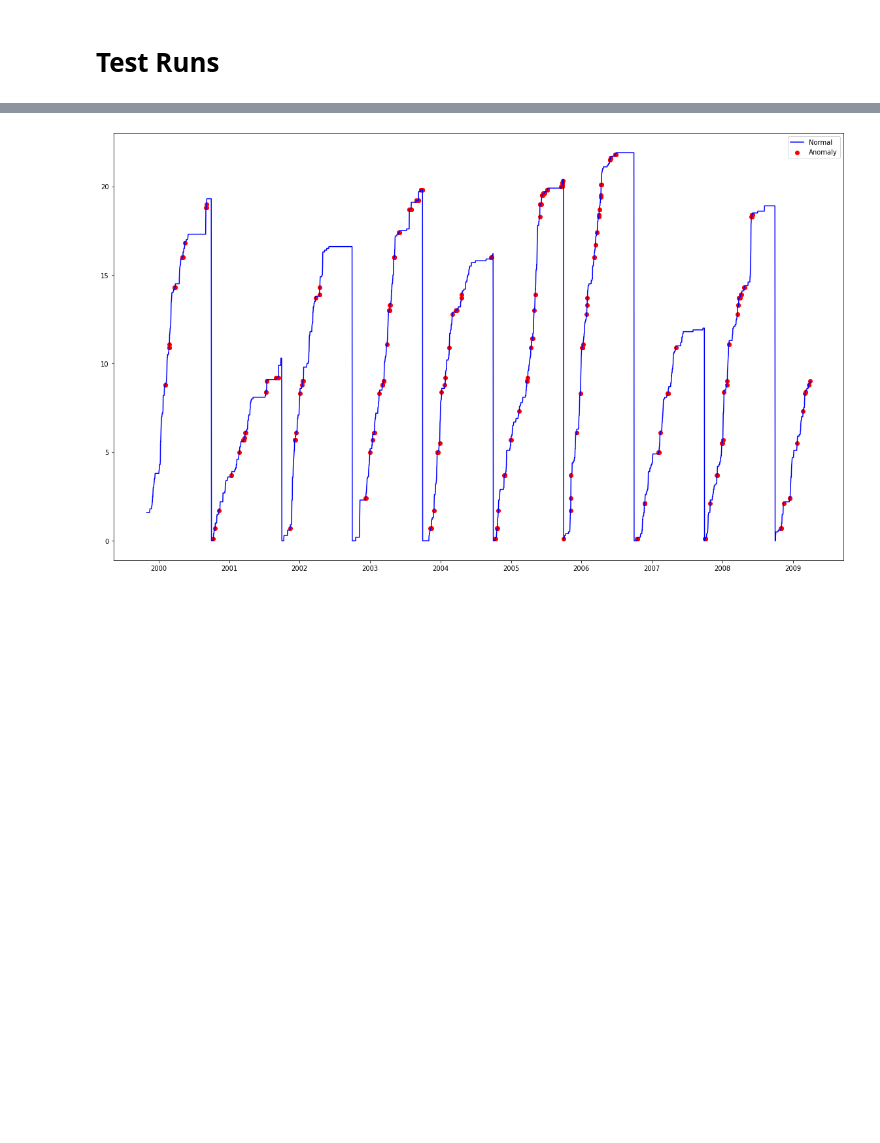
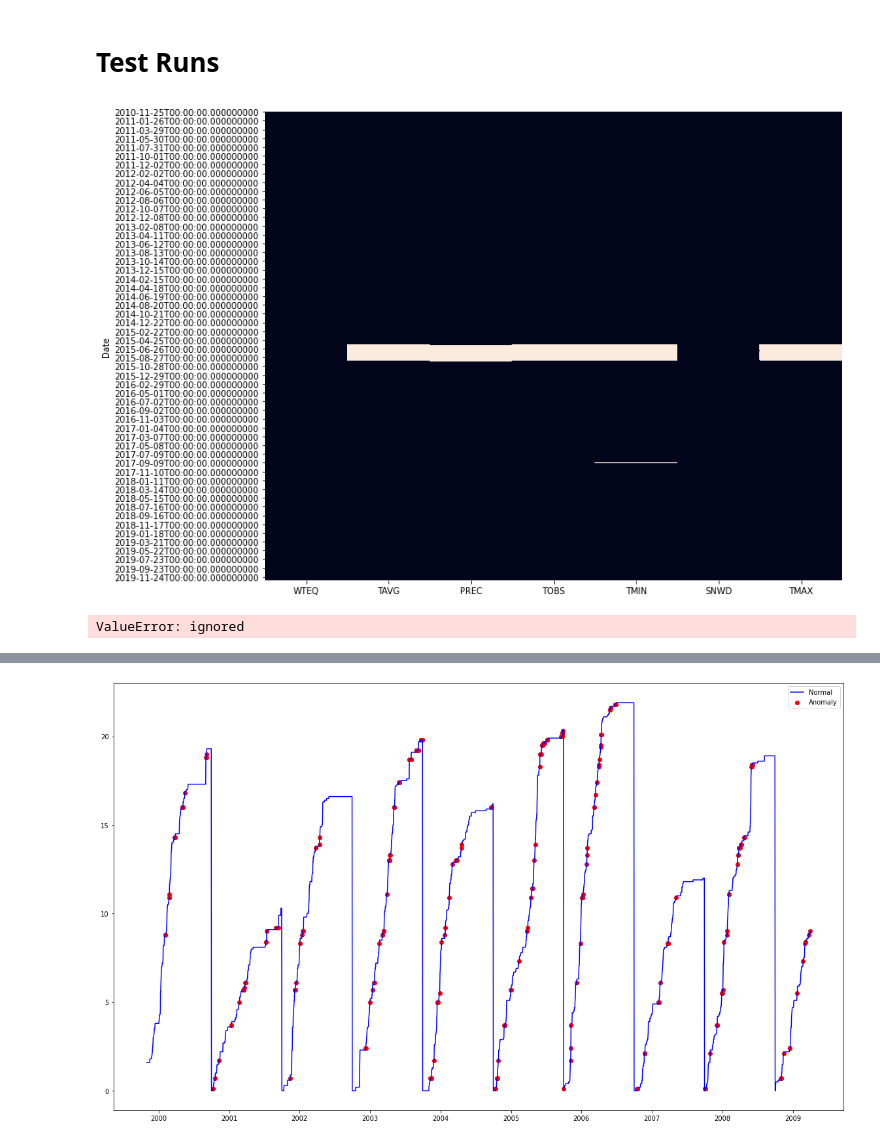
Before and after one commit to geoskimoto/SNOTEL_AnomalyDetection, a Jupyter notebook: AnomalyDetection_analysisversion.ipynb, the cells around one changed output, grey strips where cells are left out. Saved outputs shown, nothing was run; the diff lists cells and outputs as text; code cells hidden in the pictures; blank space fills up the shorter version.

```diff
--- a/AnomalyDetection_analysisversion.ipynb
+++ b/AnomalyDetection_analysisversion.ipynb
@@ -845,0 +848,4 @@ def boxplots(df, data_pt_type):
+# %%
+parameters = {'PREC', 'WTEQ', 'SNWD', 'TAVG', 'TMAX', 'TMIN', 'TOBS'}
+for i in parameters:
+  print (i)
@@ -845,0 +860,11 @@ def boxplots(df, data_pt_type):
+# %%
+def datanulls_check(station, begindate, enddate, parameters = parameters):
+
+  try:
+    df = [getData(station, parameter, begindate, enddate) for parameter in parameters]
+    df = reduce(lambda left,right: pd.merge(left,right,left_index=True, right_index=True, how='outer'), df)
+    fig, ax = plt.subplots(figsize=(12,10))
+    sns.heatmap(df.isnull(), cbar=False)
+
+  except KeyError:
+    print('One or more of the default parameters (PREC, WTEQ, SNWD, TAVG, TMAX, TMIN, TOBS) does not exist for this station.  Specify the parameters that do exist using the parameters kwarg.')
@@ -968,6 +1006,9 @@ class statTests():
       self.station = stationtriplets
       self.begindate = begindate
       self.enddate = enddate
+
+    def datanulls_heatmap(self, parameters = {'PREC', 'WTEQ', 'SNWD', 'TAVG', 'TMAX', 'TMIN', 'TOBS'}):
+      datanulls_check(self.station, self.begindate, self.enddate, parameters)
 
     def temp_boxplots(self, data_pt_type):
       """
@@ -991,9 +1032,7 @@ class statTests():
       df = getData(self.station, parameter, self.begindate, self.enddate)
       hampel_filter(df, window_size=window_size, n=n)
 
-    def isolationForests(self, parameter, plot_type='interactive', contamination = .02, seasonal_differencing = True):
-
-
+    def isolationForests(self, parameter, seasonal_differencing = True, contamination = 0.05, n_estimators = 100, bootstrap = False):
       df = getData(self.station, parameter, self.begindate, self.enddate)
 
       if parameter == 'WTEQ':
@@ -1006,7 +1045,7 @@ class statTests():
       else:
         df = df
 
-      isolationForest(df, plot_type = plot_type, contamination = contamination, seasonal_differencing = seasonal_differencing)
+      isolationForest(df, seasonal_differencing = seasonal_differencing, contamination = contamination, n_estimators = n_estimators, bootstrap = bootstrap)
 
     def LocalOutlierFactor(self, parameter, plot_type = 'interactive', contamination = 0.02, seasonal_differencing=True):
 
@@ -1035,7 +1074,7 @@ class statTests():
       # self.lof_anomalies_df = lof_anomalies_df
       # self.df_lof = df
 
-    def zscorePlot(self, parameter, plot_type='static', max_StDev=2.5, seasonal_differencing=True):
+    def zscore(self, parameter, plot_type='interactive', max_StDev=2.5, seasonal_differencing=True):
       df = getData(self.station, parameter, self.begindate, self.enddate)
 
       if parameter == 'WTEQ':
@@ -1061,0 +1095,6 @@ OR464_LT = logicalTests(['464:OR:SNTL'], '01/01/2020', '05/25/2021')
+# %%
+bla = statTests(['908:WA:SNTL'], '11/25/2010', '12/18/2019')
+# %%
+bla.datanulls_heatmap()
+# %% [output]
+[figure, added]
@@ -1061,0 +1105,4 @@ OR464_LT = logicalTests(['464:OR:SNTL'], '01/01/2020', '05/25/2021')
+# %%
+bla.isolationForests('TOBS', seasonal_differencing=True)
+# %% [output]
+ValueError: ignored
```
Also changed, not shown: parts of 47 cells of this notebook.
